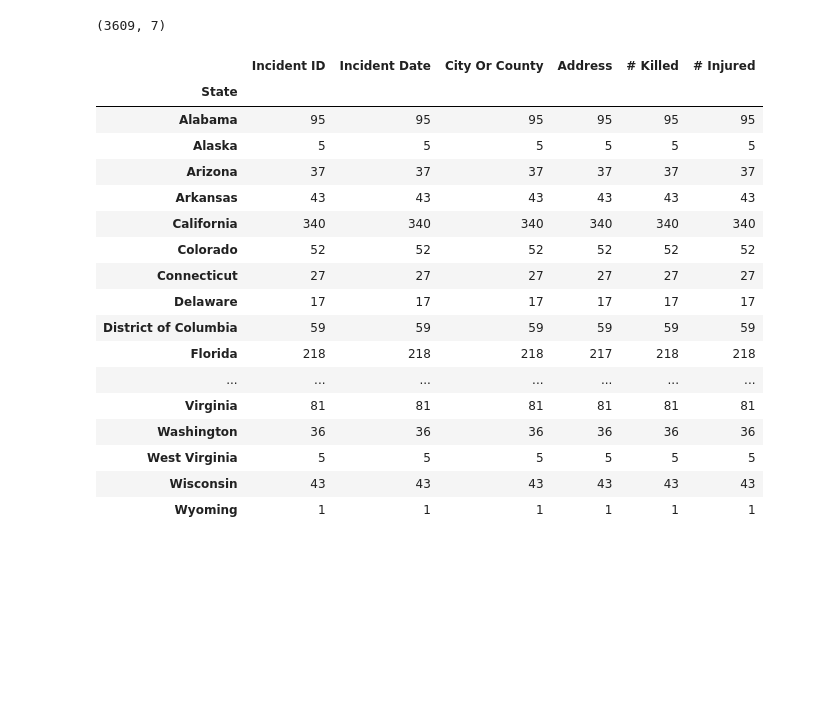
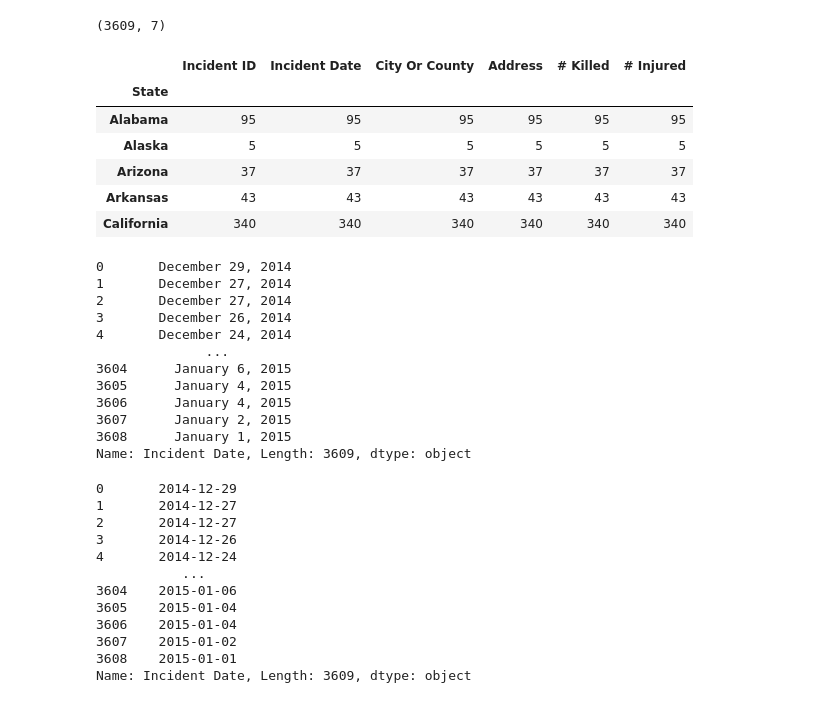
Before and after one commit to Reid04278/group-one-project1, a Jupyter notebook: Project_one.ipynb, the cells around one changed output. Cells and saved outputs as stored; diff of their text form; code cells hidden in the pictures; blank space fills up the shorter version.

```diff
--- a/Project_one.ipynb
+++ b/Project_one.ipynb
@@ -22,22 +27,44 @@ mass_shootings_df.shape
 # %%
 state_count = mass_shootings_df.groupby(['State']).count()
-state_count
+state_count.head()
 # %% [output]
 |  | Incident ID | Incident Date | City Or County | Address | # Killed | # Injured |
 | State |  |  |  |  |  |  |
 | Alabama | 95 | 95 | 95 | 95 | 95 | 95 |
 | Alaska | 5 | 5 | 5 | 5 | 5 | 5 |
 | Arizona | 37 | 37 | 37 | 37 | 37 | 37 |
 | Arkansas | 43 | 43 | 43 | 43 | 43 | 43 |
 | California | 340 | 340 | 340 | 340 | 340 | 340 |
-| Colorado | 52 | 52 | 52 | 52 | 52 | 52 |
-| Connecticut | 27 | 27 | 27 | 27 | 27 | 27 |
-| Delaware | 17 | 17 | 17 | 17 | 17 | 17 |
-| District of Columbia | 59 | 59 | 59 | 59 | 59 | 59 |
-| Florida | 218 | 218 | 218 | 217 | 218 | 218 |
-| ... | ... | ... | ... | ... | ... | ... |
-| Virginia | 81 | 81 | 81 | 81 | 81 | 81 |
-| Washington | 36 | 36 | 36 | 36 | 36 | 36 |
-| West Virginia | 5 | 5 | 5 | 5 | 5 | 5 |
-| Wisconsin | 43 | 43 | 43 | 43 | 43 | 43 |
-| Wyoming | 1 | 1 | 1 | 1 | 1 | 1 |
+# %%
+incident_dates = mass_shootings_df["Incident Date"]
+incident_dates
+# %% [output]
+0       December 29, 2014
+1       December 27, 2014
+2       December 27, 2014
+3       December 26, 2014
+4       December 24, 2014
+              ...
+3604      January 6, 2015
+3605      January 4, 2015
+3606      January 4, 2015
+3607      January 2, 2015
+3608      January 1, 2015
+Name: Incident Date, Length: 3609, dtype: object
+# %%
+#nj_dates is a series
+incident_dates = incident_dates.apply(lambda date_string: convert_date(date_string))
+incident_dates
+# %% [output]
+0       2014-12-29
+1       2014-12-27
+2       2014-12-27
+3       2014-12-26
+4       2014-12-24
+           ...
+3604    2015-01-06
+3605    2015-01-04
+3606    2015-01-04
+3607    2015-01-02
+3608    2015-01-01
+Name: Incident Date, Length: 3609, dtype: object
```
Also changed, not shown: parts of 11 cells of this notebook.
